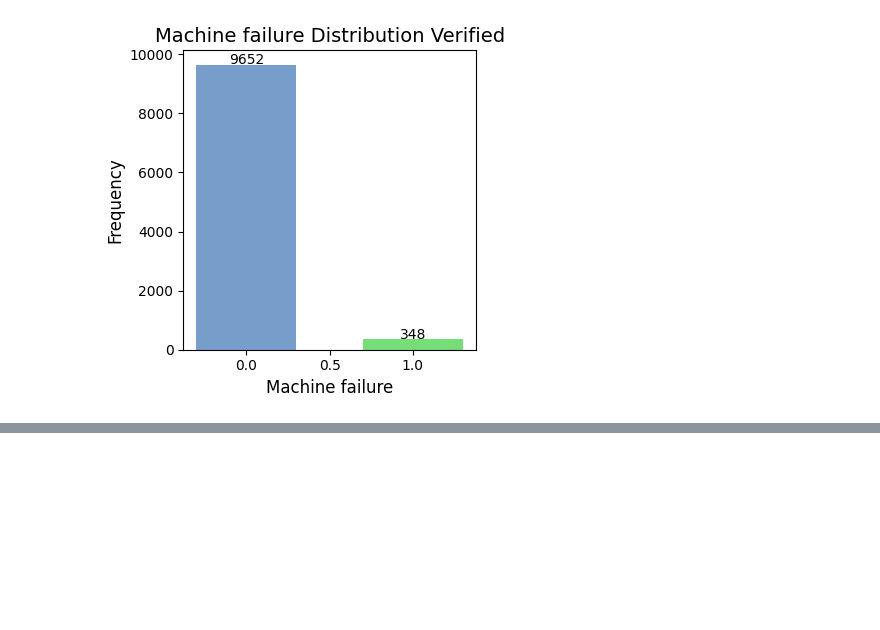
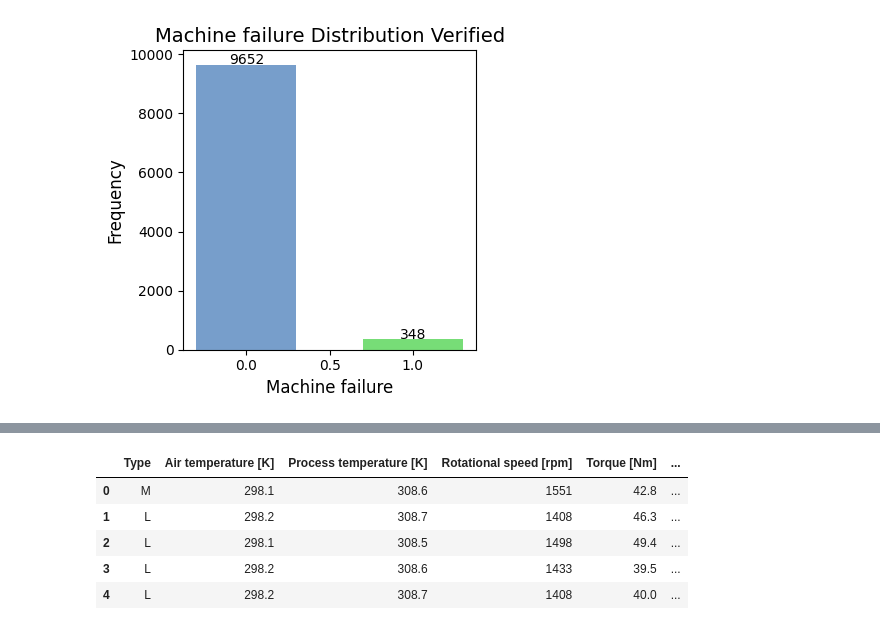
Before and after one commit to Joseph1889/RestartProyect, a Jupyter notebook: DataUnderstanding/PreProcessing.ipynb, the cells around one changed output, grey strips where cells are left out. Cells and saved outputs as stored; diff of their text form; code cells hidden in the pictures; blank space fills up the shorter version.

Commit message:
Dataset validated by preprocessing

```diff
--- a/DataUnderstanding/PreProcessing.ipynb
+++ b/DataUnderstanding/PreProcessing.ipynb
@@ -46,0 +88,11 @@ plt.show()
+# %%
+#Also deleting 'TWF','HDF','PWF','OSF','RNF'. These have already been used to validate Machine failure values
+df=df.drop(['TWF','HDF','PWF','OSF','RNF'] ,axis=1)
+df.head(5)
+# %% [output]
+|  | Type | Air temperature [K] | Process temperature [K] | Rotational speed [rpm] | Torque [Nm] | ... |
+| 0 | M | 298.1 | 308.6 | 1551 | 42.8 | ... |
+| 1 | L | 298.2 | 308.7 | 1408 | 46.3 | ... |
+| 2 | L | 298.1 | 308.5 | 1498 | 49.4 | ... |
+| 3 | L | 298.2 | 308.6 | 1433 | 39.5 | ... |
+| 4 | L | 298.2 | 308.7 | 1408 | 40.0 | ... |
```
Also changed, not shown: parts of 9 cells of this notebook, 2 other files.
